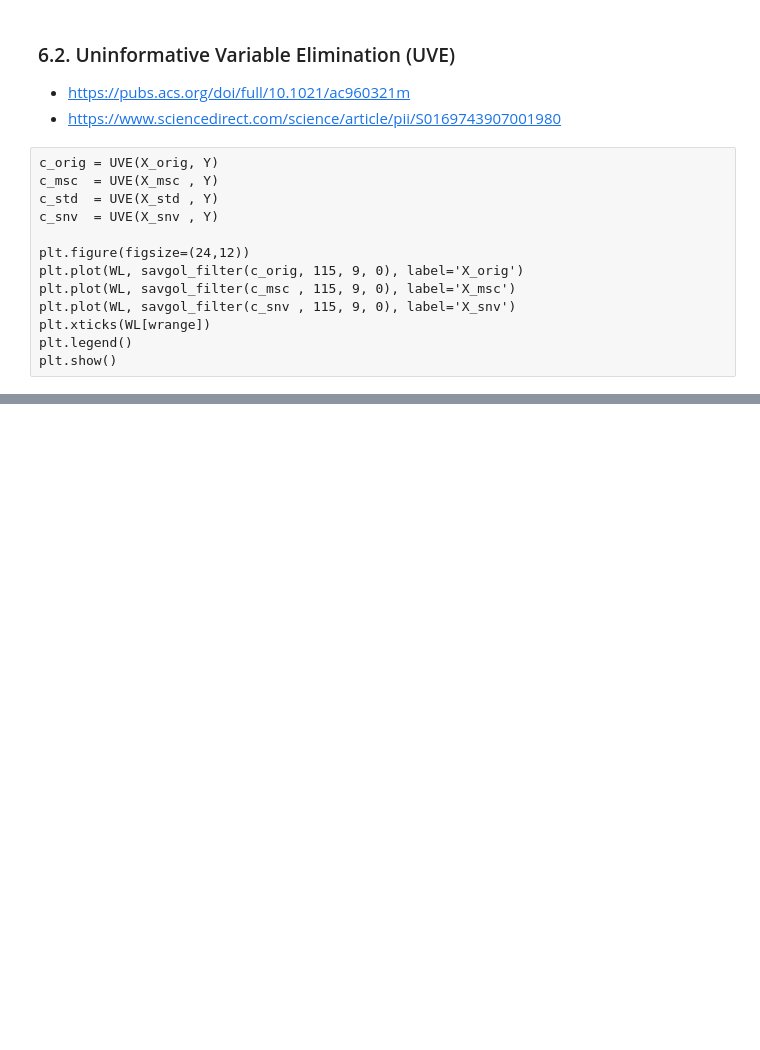
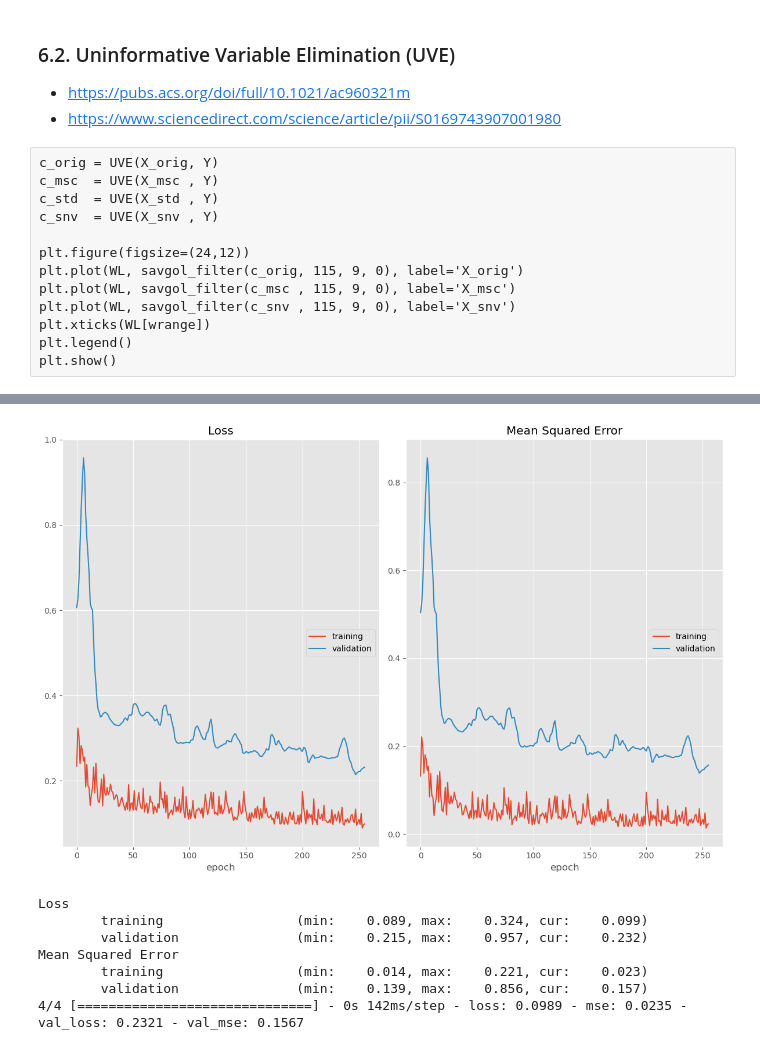
Before and after one commit to Lewis0511/CNN, a Jupyter notebook: 230508.ipynb, the cells around one changed output, grey strips where cells are left out. Drawn from its saved outputs; the diff is of its cells as text; code cells hidden in the pictures; blank space fills up the shorter version.

```diff
--- a/230508.ipynb
+++ b/230508.ipynb
@@ -1349,0 +1279,32 @@ plot_loss_and_prediction(history, USG_train, USG_train_pred, USG_test, USG_test_
+# %%
+scale_factor  = 15 / 16
+lr_min        = 2 ** -16
+lr_max        = 2 ** -12
+step_size     = 2 **   6
+learning_rate = 2 ** - 8
+batch_size    = 2 **   4
+epochs        = 2 **   8
+
+CLR = tfa.optimizers.CyclicalLearningRate(initial_learning_rate=lr_min, maximal_learning_rate=lr_max, scale_fn=lambda x: scale_factor**(x-1), step_size=step_size)
+optimizer = Adam(learning_rate=learning_rate)
+optimizer = Adam(CLR)
+
+check_point = ModelCheckpoint(filepath='model.h5', save_best_only=True)
+increase_lr = ReduceLROnPlateau(monitor='val_mse', factor=1/2, patience=2**8, min_lr=2**-16)
+decrease_lr = ReduceLROnPlateau(monitor='val_mse', factor=1/2, patience=2**8, min_lr=2**-16)
+early_stop  = EarlyStopping(monitor='val_mse', patience=2**12, restore_best_weights=True)
+plot_losses = livelossplot.PlotLossesKerasTF()
+
+model = make_model()
+model.load_weights('model.h5')
+model.compile(optimizer=optimizer, loss='mse', metrics=['mse'])
+history = model.fit(X_calib, Y_calib, batch_size=batch_size, epochs=epochs, validation_data=(X_valid, Y_valid), callbacks=[check_point, early_stop, plot_losses], verbose=1)
+# %% [output]
+[figure, added]
+Loss
+        training                 (min:    0.089, max:    0.324, cur:    0.099)
+        validation               (min:    0.215, max:    0.957, cur:    0.232)
+Mean Squared Error
+        training                 (min:    0.014, max:    0.221, cur:    0.023)
+        validation               (min:    0.139, max:    0.856, cur:    0.157)
+4/4 [==============================] - 0s 142ms/step - loss: 0.0989 - mse: 0.0235 - val_loss: 0.2321 - val_mse: 0.1567
```
Also changed, not shown: parts of 34 cells of this notebook.
